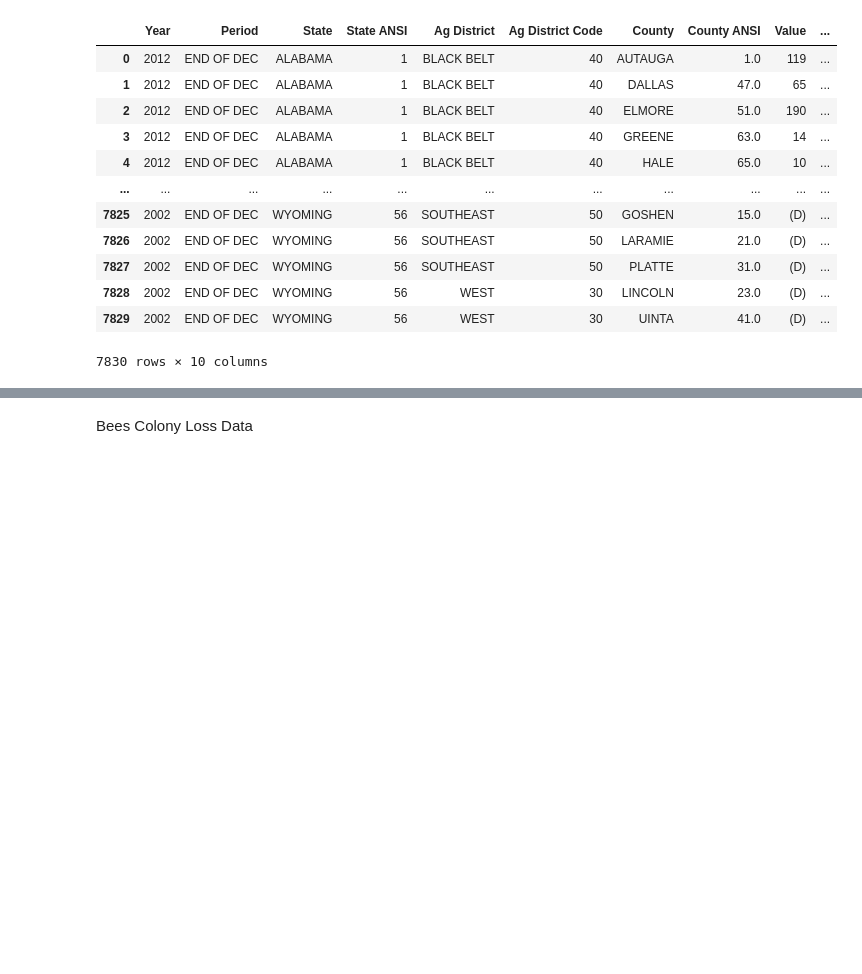
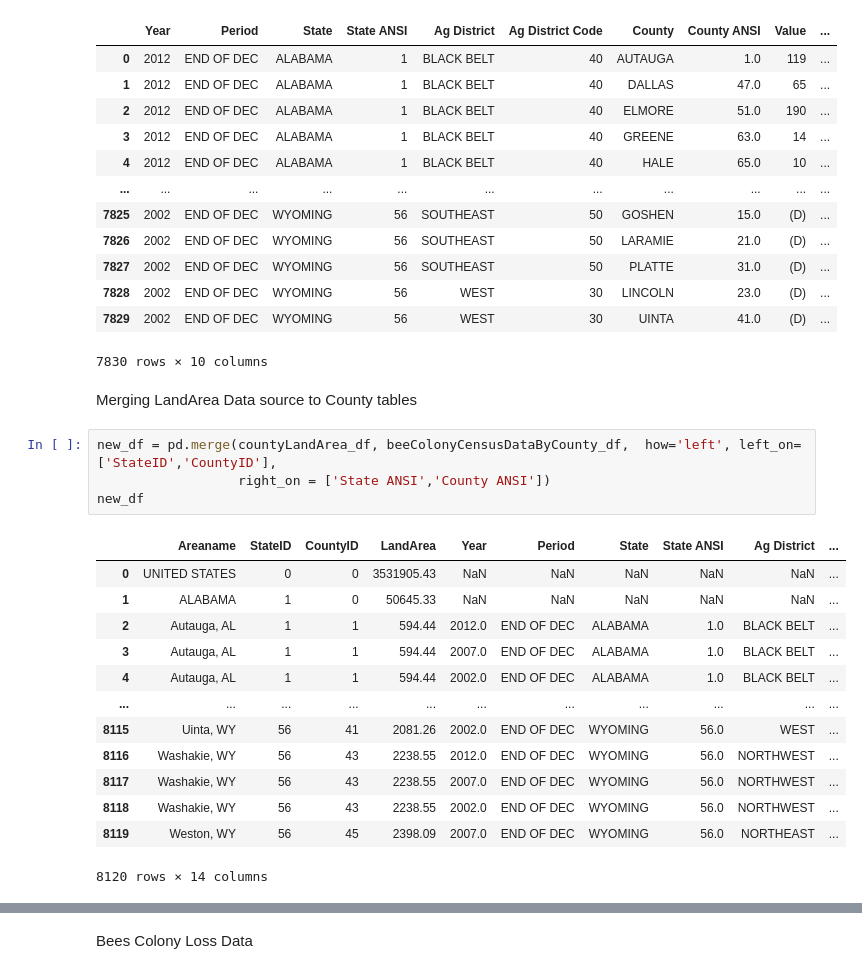
Before and after one commit to JasonAlfred/beeColonies, a Jupyter notebook: SQL functions_final.ipynb, the cells around one changed output, grey strips where cells are left out. Drawn from its saved outputs; the diff is of its cells as text; blank space fills up the shorter version.

```diff
--- a/SQL functions_final.ipynb
+++ b/SQL functions_final.ipynb
@@ -25,5 +44,25 @@ beeColonyCensusDataByCounty_df
 | 7828 | 2002 | END OF DEC | WYOMING | 56 | WEST | 30 | LINCOLN | 23.0 | (D) | ... |
 | 7829 | 2002 | END OF DEC | WYOMING | 56 | WEST | 30 | UINTA | 41.0 | (D) | ... |
 7830 rows × 10 columns
+# %% [markdown]
+Merging LandArea Data source to County tables
+# %%
+new_df = pd.merge(countyLandArea_df, beeColonyCensusDataByCounty_df,  how='left', left_on=['StateID','CountyID'],
+                  right_on = ['State ANSI','County ANSI'])
+new_df
+# %% [output]
+|  | Areaname | StateID | CountyID | LandArea | Year | Period | State | State ANSI | Ag District | ... |
+| 0 | UNITED STATES | 0 | 0 | 3531905.43 | NaN | NaN | NaN | NaN | NaN | ... |
+| 1 | ALABAMA | 1 | 0 | 50645.33 | NaN | NaN | NaN | NaN | NaN | ... |
+| 2 | Autauga, AL | 1 | 1 | 594.44 | 2012.0 | END OF DEC | ALABAMA | 1.0 | BLACK BELT | ... |
+| 3 | Autauga, AL | 1 | 1 | 594.44 | 2007.0 | END OF DEC | ALABAMA | 1.0 | BLACK BELT | ... |
+| 4 | Autauga, AL | 1 | 1 | 594.44 | 2002.0 | END OF DEC | ALABAMA | 1.0 | BLACK BELT | ... |
+| ... | ... | ... | ... | ... | ... | ... | ... | ... | ... | ... |
+| 8115 | Uinta, WY | 56 | 41 | 2081.26 | 2002.0 | END OF DEC | WYOMING | 56.0 | WEST | ... |
+| 8116 | Washakie, WY | 56 | 43 | 2238.55 | 2012.0 | END OF DEC | WYOMING | 56.0 | NORTHWEST | ... |
+| 8117 | Washakie, WY | 56 | 43 | 2238.55 | 2007.0 | END OF DEC | WYOMING | 56.0 | NORTHWEST | ... |
+| 8118 | Washakie, WY | 56 | 43 | 2238.55 | 2002.0 | END OF DEC | WYOMING | 56.0 | NORTHWEST | ... |
+| 8119 | Weston, WY | 56 | 45 | 2398.09 | 2007.0 | END OF DEC | WYOMING | 56.0 | NORTHEAST | ... |
+8120 rows × 14 columns
 # %%
 # Create new data for CensusDataByCounty_df w selected columns - Removing 'Period' since all rows have the same value
```
Also changed, not shown: parts of 21 cells of this notebook, 13 other files.
